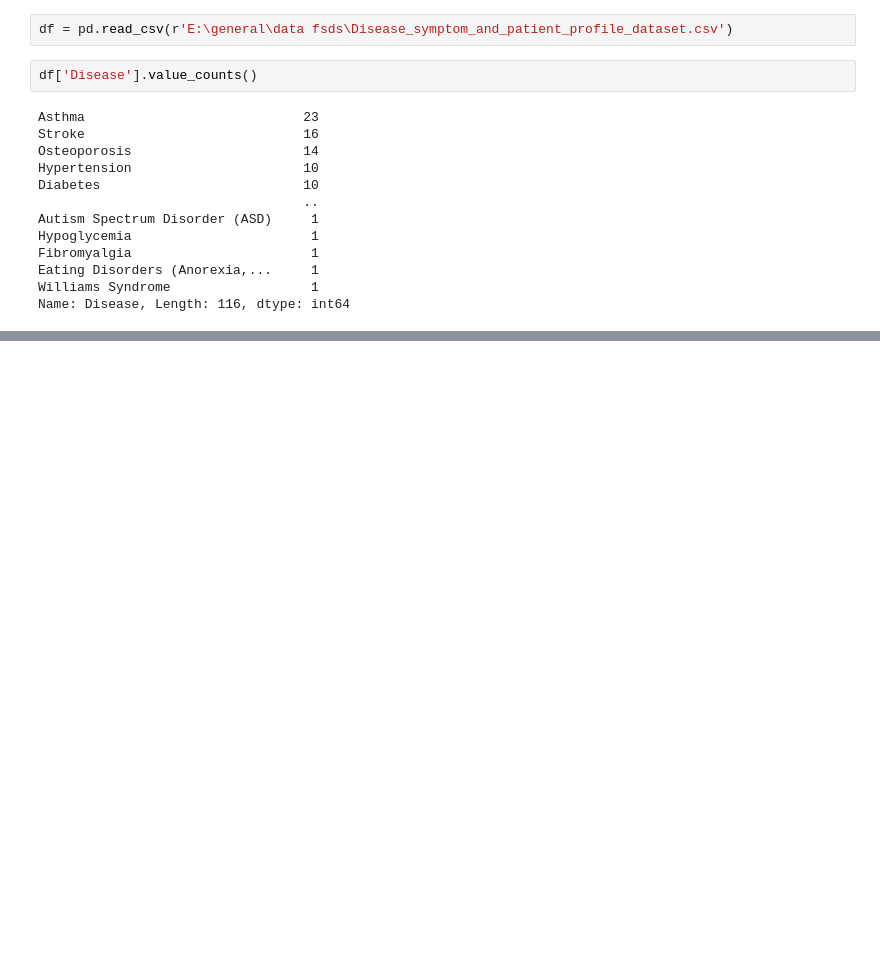
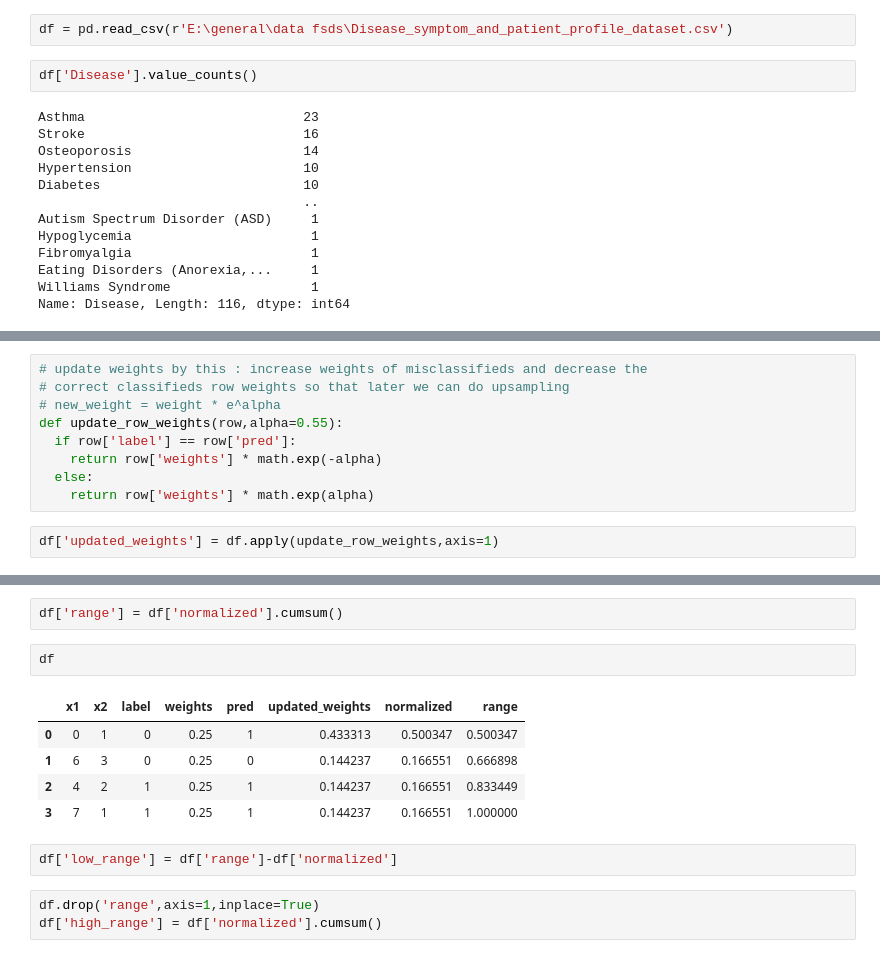
Before and after one commit to AbuManiyar/pdf-to-csv-to-eda, a Jupyter notebook: campusx.ipynb, the cells around one changed output, grey strips where cells are left out. Drawn from its saved outputs; the diff is of its cells as text; blank space fills up the shorter version.

```diff
--- a/campusx.ipynb
+++ b/campusx.ipynb
@@ -776,0 +848,11 @@ Name: Disease, Length: 116, dtype: int64
+# %%
+# update weights by this : increase weights of misclassifieds and decrease the
+# correct classifieds row weights so that later we can do upsampling
+# new_weight = weight * e^alpha
+def update_row_weights(row,alpha=0.55):
+  if row['label'] == row['pred']:
+    return row['weights'] * math.exp(-alpha)
+  else:
+    return row['weights'] * math.exp(alpha)
+# %%
+df['updated_weights'] = df.apply(update_row_weights,axis=1)
@@ -776,0 +883,15 @@ Name: Disease, Length: 116, dtype: int64
+# %%
+df['range'] = df['normalized'].cumsum()
+# %%
+df
+# %% [output]
+|  | x1 | x2 | label | weights | pred | updated_weights | normalized | range |
+| 0 | 0 | 1 | 0 | 0.25 | 1 | 0.433313 | 0.500347 | 0.500347 |
+| 1 | 6 | 3 | 0 | 0.25 | 0 | 0.144237 | 0.166551 | 0.666898 |
+| 2 | 4 | 2 | 1 | 0.25 | 1 | 0.144237 | 0.166551 | 0.833449 |
+| 3 | 7 | 1 | 1 | 0.25 | 1 | 0.144237 | 0.166551 | 1.000000 |
+# %%
+df['low_range'] = df['range']-df['normalized']
+# %%
+df.drop('range',axis=1,inplace=True)
+df['high_range'] = df['normalized'].cumsum()
```
Also changed, not shown: parts of 19 cells of this notebook.
